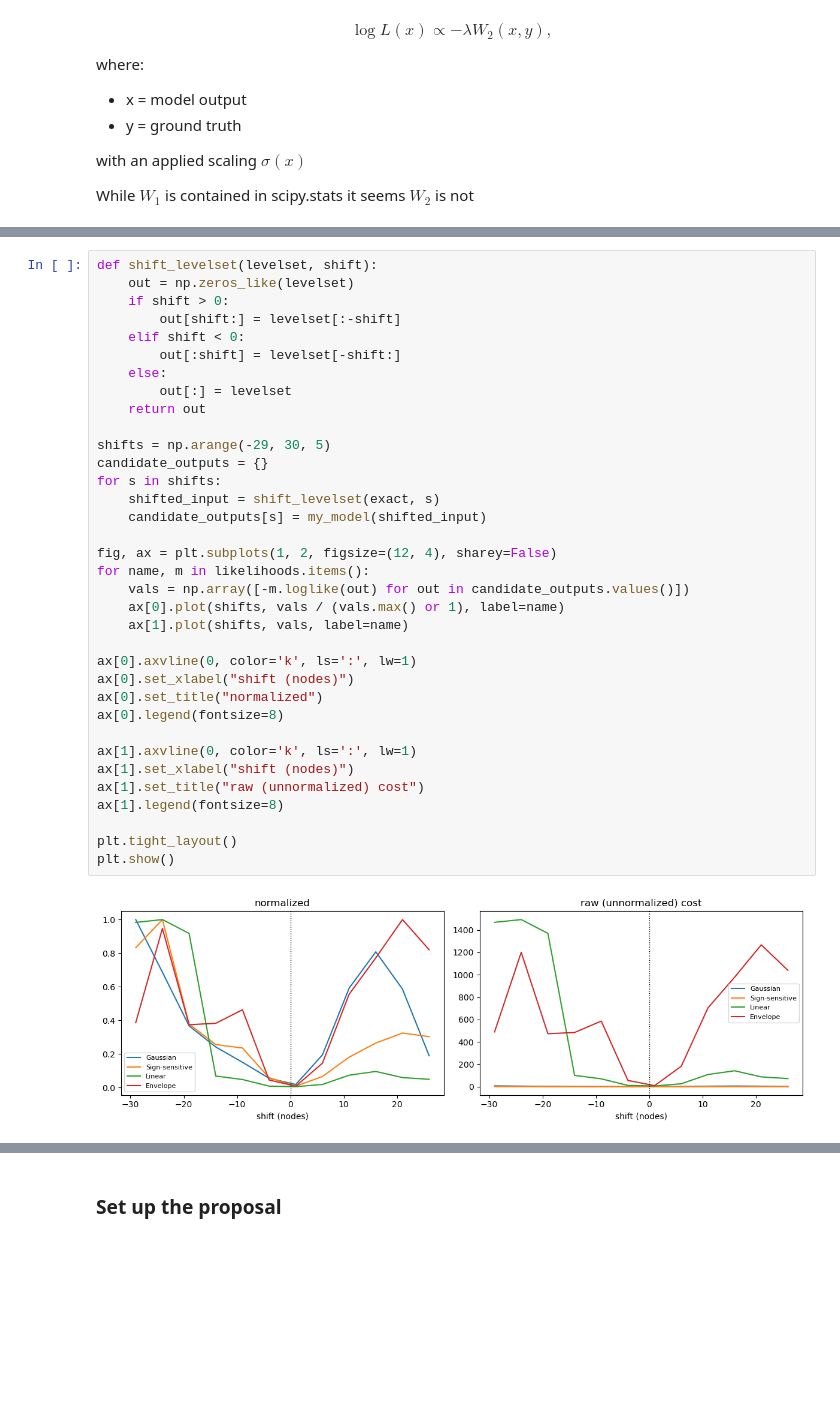
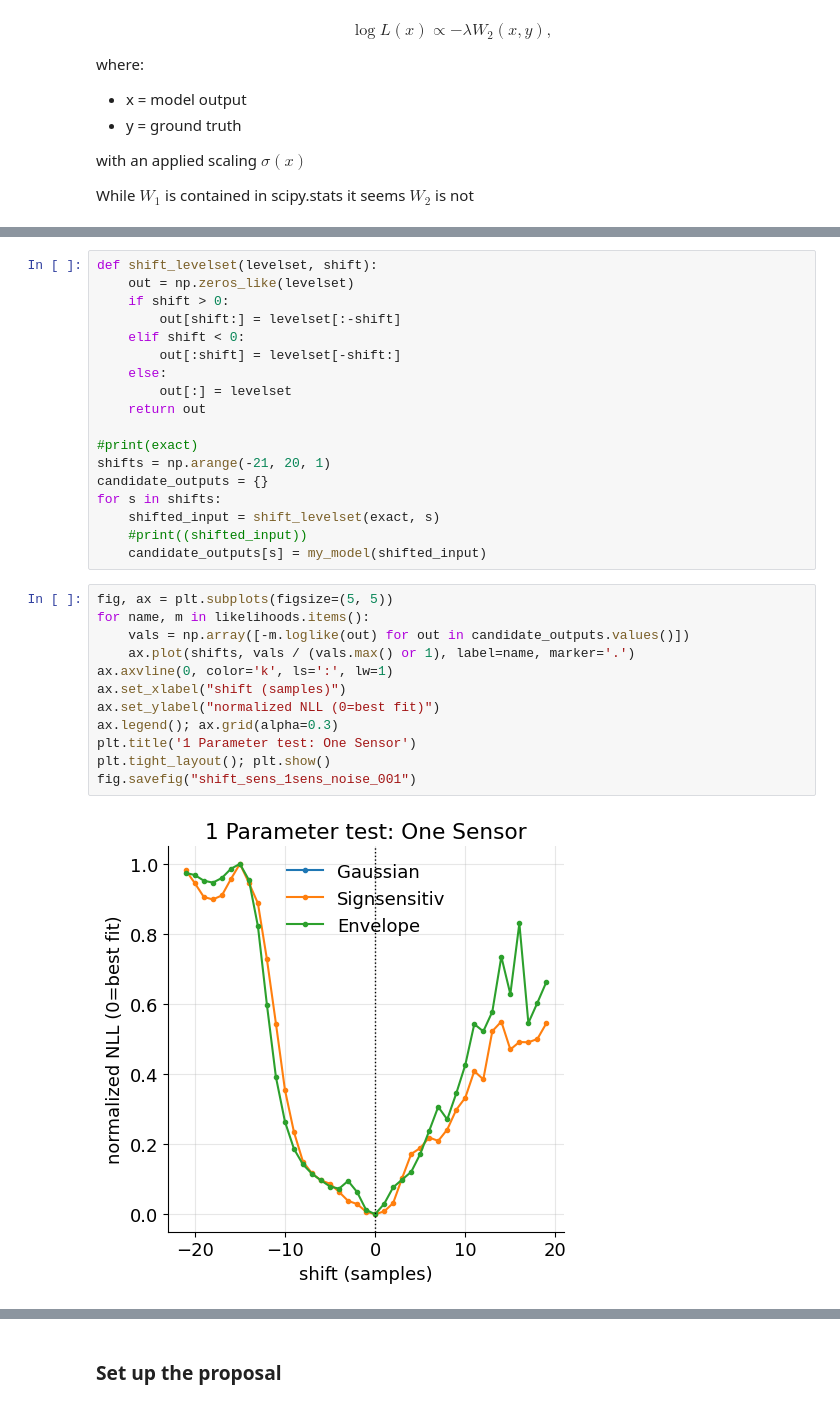
Before and after one commit to UM-Bridge/benchmarks, a Jupyter notebook: models/acoustic_gravity/tinyDA-acoustic.ipynb, the cells around one changed output, grey strips where cells are left out. Cells and saved outputs as stored; diff of their text form; blank space fills up the shorter version.

```diff
--- a/models/acoustic_gravity/tinyDA-acoustic.ipynb
+++ b/models/acoustic_gravity/tinyDA-acoustic.ipynb
@@ -438,37 +443,32 @@ plt.tight_layout(); plt.show()
+# %%
+def shift_levelset(levelset, shift):
+    out = np.zeros_like(levelset)
+    if shift > 0:
+        out[shift:] = levelset[:-shift]
+    elif shift < 0:
+        out[:shift] = levelset[-shift:]
+    else:
+        out[:] = levelset
+    return out
+
+#print(exact)
+shifts = np.arange(-21, 20, 1)
+candidate_outputs = {}
+for s in shifts:
+    shifted_input = shift_levelset(exact, s)
+    #print((shifted_input))
+    candidate_outputs[s] = my_model(shifted_input)
 # %%
-def shift_levelset(levelset, shift):
-    out = np.zeros_like(levelset)
-    if shift > 0:
-        out[shift:] = levelset[:-shift]
-    elif shift < 0:
-        out[:shift] = levelset[-shift:]
-    else:
-        out[:] = levelset
-    return out
-
-shifts = np.arange(-29, 30, 5)
-candidate_outputs = {}
-for s in shifts:
-    shifted_input = shift_levelset(exact, s)
-    candidate_outputs[s] = my_model(shifted_input)
-
-fig, ax = plt.subplots(1, 2, figsize=(12, 4), sharey=False)
+fig, ax = plt.subplots(figsize=(5, 5))
 for name, m in likelihoods.items():
     vals = np.array([-m.loglike(out) for out in candidate_outputs.values()])
-    ax[0].plot(shifts, vals / (vals.max() or 1), label=name)
-    ax[1].plot(shifts, vals, label=name)
-
-ax[0].axvline(0, color='k', ls=':', lw=1)
-ax[0].set_xlabel("shift (nodes)")
-ax[0].set_title("normalized")
-ax[0].legend(fontsize=8)
-
-ax[1].axvline(0, color='k', ls=':', lw=1)
-ax[1].set_xlabel("shift (nodes)")
-ax[1].set_title("raw (unnormalized) cost")
-ax[1].legend(fontsize=8)
-
-plt.tight_layout()
-plt.show()
+    ax.plot(shifts, vals / (vals.max() or 1), label=name, marker='.')
+ax.axvline(0, color='k', ls=':', lw=1)
+ax.set_xlabel("shift (samples)")
+ax.set_ylabel("normalized NLL (0=best fit)")
+ax.legend(); ax.grid(alpha=0.3)
+plt.title('1 Parameter test: One Sensor')
+plt.tight_layout(); plt.show()
+fig.savefig("shift_sens_1sens_noise_001")
 # %% [output]
-[figure, old version]
+[figure, new version]
```
Also changed, not shown: parts of 40 cells of this notebook, 3 other files.
